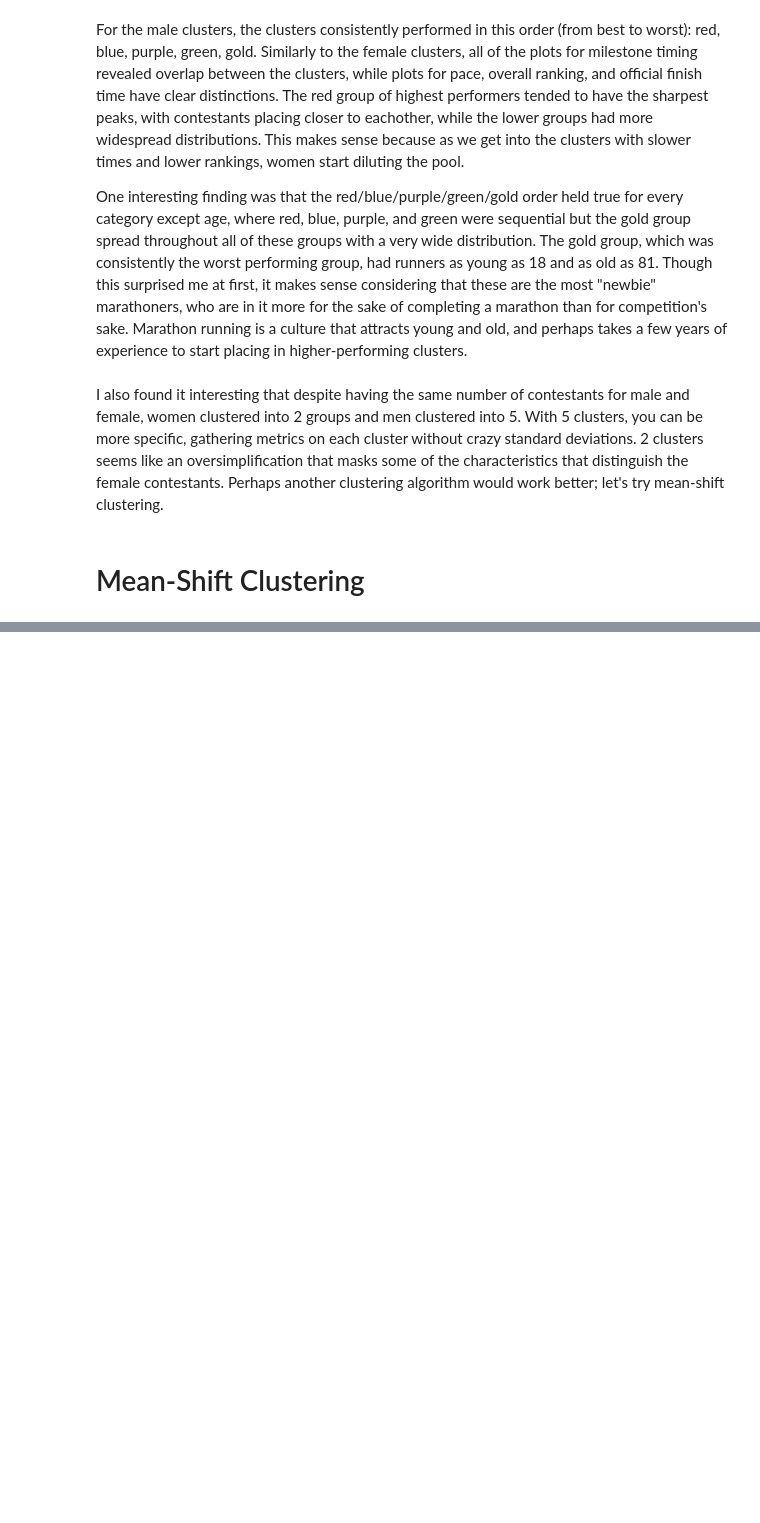
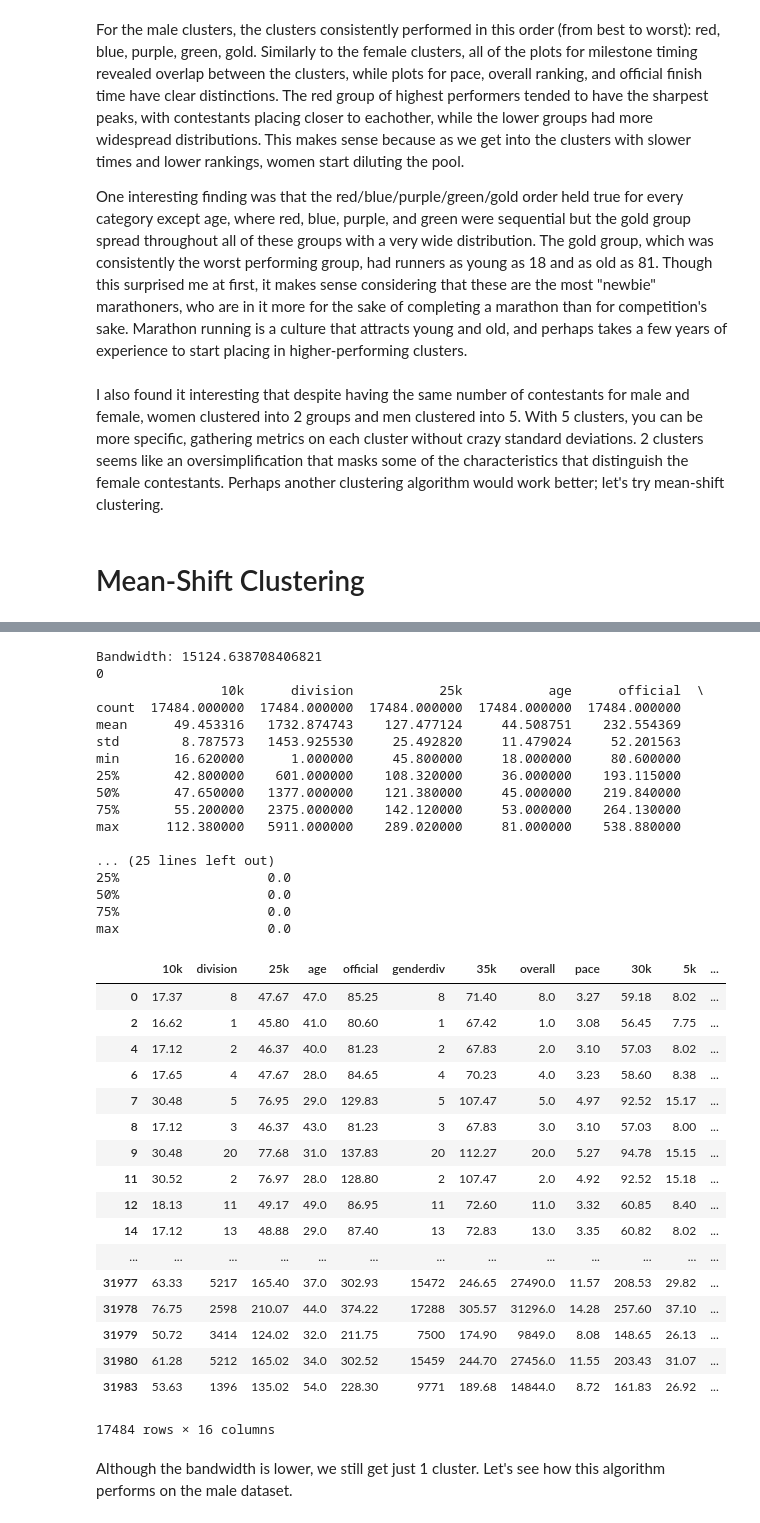
Before and after one commit to osnosis/clustering-boston-marathon, a Jupyter notebook: Clustering the Boston Marathon.ipynb, the cells around one changed output, grey strips where cells are left out. Saved outputs shown, nothing was run; the diff lists cells and outputs as text; code cells hidden in the pictures; blank space fills up the shorter version.

```diff
--- a/Clustering the Boston Marathon.ipynb
+++ b/Clustering the Boston Marathon.ipynb
@@ -761,17 +538,0 @@ IndexError: index 5 is out of bounds for axis 0 with size 5
-# %%
-def investigate_ms(X, best_cluster_num):
-    best_cluster_pred = KMeans(n_clusters=best_cluster_num, random_state=42).fit_predict(X)
-    X_pred = X.copy()
-    X_pred['cluster_assignment'] = best_cluster_pred
-
-    cluster_dataframes = {}
-    for n_clust in range(best_cluster_num):
-        cluster_dataframes[n_clust] = X_pred.loc[X_pred['cluster_assignment'] == n_clust]
-
-    for name, frame in cluster_dataframes.items():
-        print(name)
-        print(frame.describe())
-
-    return X_pred
-
-continuous2014_pred = investigate_kmeans(continuous2014, continuous2014_best_cluster_num)
@@ -1057,0 +674,21 @@ Overall, we see that k-means has performed very strongly with these fairly simpl
+# %%
+def investigate_ms(X, best_quantile):
+    bandwidth = estimate_bandwidth(X, quantile = best_quantile)
+    print(f'Bandwidth: {bandwidth}')
+    ms = MeanShift(bandwidth=bandwidth)
+    best_cluster_pred = ms.fit_predict(X)
+
+    X_pred = X.copy()
+    X_pred['cluster_assignment'] = best_cluster_pred
+
+    cluster_dataframes = {}
+    for n_clust in X_pred['cluster_assignment'].unique():
+        cluster_dataframes[n_clust] = X_pred.loc[X_pred['cluster_assignment'] == n_clust]
+
+    for name, frame in cluster_dataframes.items():
+        print(name)
+        print(frame.describe())
+
+    return X_pred
+
+female_2014_pred_ms = investigate_ms(female_cont, female_ms_quantile)
@@ -1057,0 +719,40 @@ Overall, we see that k-means has performed very strongly with these fairly simpl
+# %%
+investigate_ms(female_cont, 0.6)
+# %% [output]
+Bandwidth: 15124.638708406821
+0
+                10k      division           25k           age      official  \
+count  17484.000000  17484.000000  17484.000000  17484.000000  17484.000000
+mean      49.453316   1732.874743    127.477124     44.508751    232.554369
+std        8.787573   1453.925530     25.492820     11.479024     52.201563
+min       16.620000      1.000000     45.800000     18.000000     80.600000
+25%       42.800000    601.000000    108.320000     36.000000    193.115000
+50%       47.650000   1377.000000    121.380000     45.000000    219.840000
+75%       55.200000   2375.000000    142.120000     53.000000    264.130000
+max      112.380000   5911.000000    289.020000     81.000000    538.880000
+
+... (25 lines left out)
+25%                   0.0
+50%                   0.0
+75%                   0.0
+max                   0.0
+|  | 10k | division | 25k | age | official | genderdiv | 35k | overall | pace | 30k | 5k | ... |
+| 0 | 17.37 | 8 | 47.67 | 47.0 | 85.25 | 8 | 71.40 | 8.0 | 3.27 | 59.18 | 8.02 | ... |
+| 2 | 16.62 | 1 | 45.80 | 41.0 | 80.60 | 1 | 67.42 | 1.0 | 3.08 | 56.45 | 7.75 | ... |
+| 4 | 17.12 | 2 | 46.37 | 40.0 | 81.23 | 2 | 67.83 | 2.0 | 3.10 | 57.03 | 8.02 | ... |
+| 6 | 17.65 | 4 | 47.67 | 28.0 | 84.65 | 4 | 70.23 | 4.0 | 3.23 | 58.60 | 8.38 | ... |
+| 7 | 30.48 | 5 | 76.95 | 29.0 | 129.83 | 5 | 107.47 | 5.0 | 4.97 | 92.52 | 15.17 | ... |
+| 8 | 17.12 | 3 | 46.37 | 43.0 | 81.23 | 3 | 67.83 | 3.0 | 3.10 | 57.03 | 8.00 | ... |
+| 9 | 30.48 | 20 | 77.68 | 31.0 | 137.83 | 20 | 112.27 | 20.0 | 5.27 | 94.78 | 15.15 | ... |
+| 11 | 30.52 | 2 | 76.97 | 28.0 | 128.80 | 2 | 107.47 | 2.0 | 4.92 | 92.52 | 15.18 | ... |
+| 12 | 18.13 | 11 | 49.17 | 49.0 | 86.95 | 11 | 72.60 | 11.0 | 3.32 | 60.85 | 8.40 | ... |
+| 14 | 17.12 | 13 | 48.88 | 29.0 | 87.40 | 13 | 72.83 | 13.0 | 3.35 | 60.82 | 8.02 | ... |
+| ... | ... | ... | ... | ... | ... | ... | ... | ... | ... | ... | ... | ... |
+| 31977 | 63.33 | 5217 | 165.40 | 37.0 | 302.93 | 15472 | 246.65 | 27490.0 | 11.57 | 208.53 | 29.82 | ... |
+| 31978 | 76.75 | 2598 | 210.07 | 44.0 | 374.22 | 17288 | 305.57 | 31296.0 | 14.28 | 257.60 | 37.10 | ... |
+| 31979 | 50.72 | 3414 | 124.02 | 32.0 | 211.75 | 7500 | 174.90 | 9849.0 | 8.08 | 148.65 | 26.13 | ... |
+| 31980 | 61.28 | 5212 | 165.02 | 34.0 | 302.52 | 15459 | 244.70 | 27456.0 | 11.55 | 203.43 | 31.07 | ... |
+| 31983 | 53.63 | 1396 | 135.02 | 54.0 | 228.30 | 9771 | 189.68 | 14844.0 | 8.72 | 161.83 | 26.92 | ... |
+17484 rows × 16 columns
+# %% [markdown]
+Although the bandwidth is lower, we still get just 1 cluster. Let's see how this algorithm performs on the male dataset.
```
Also changed, not shown: parts of 64 cells of this notebook.
